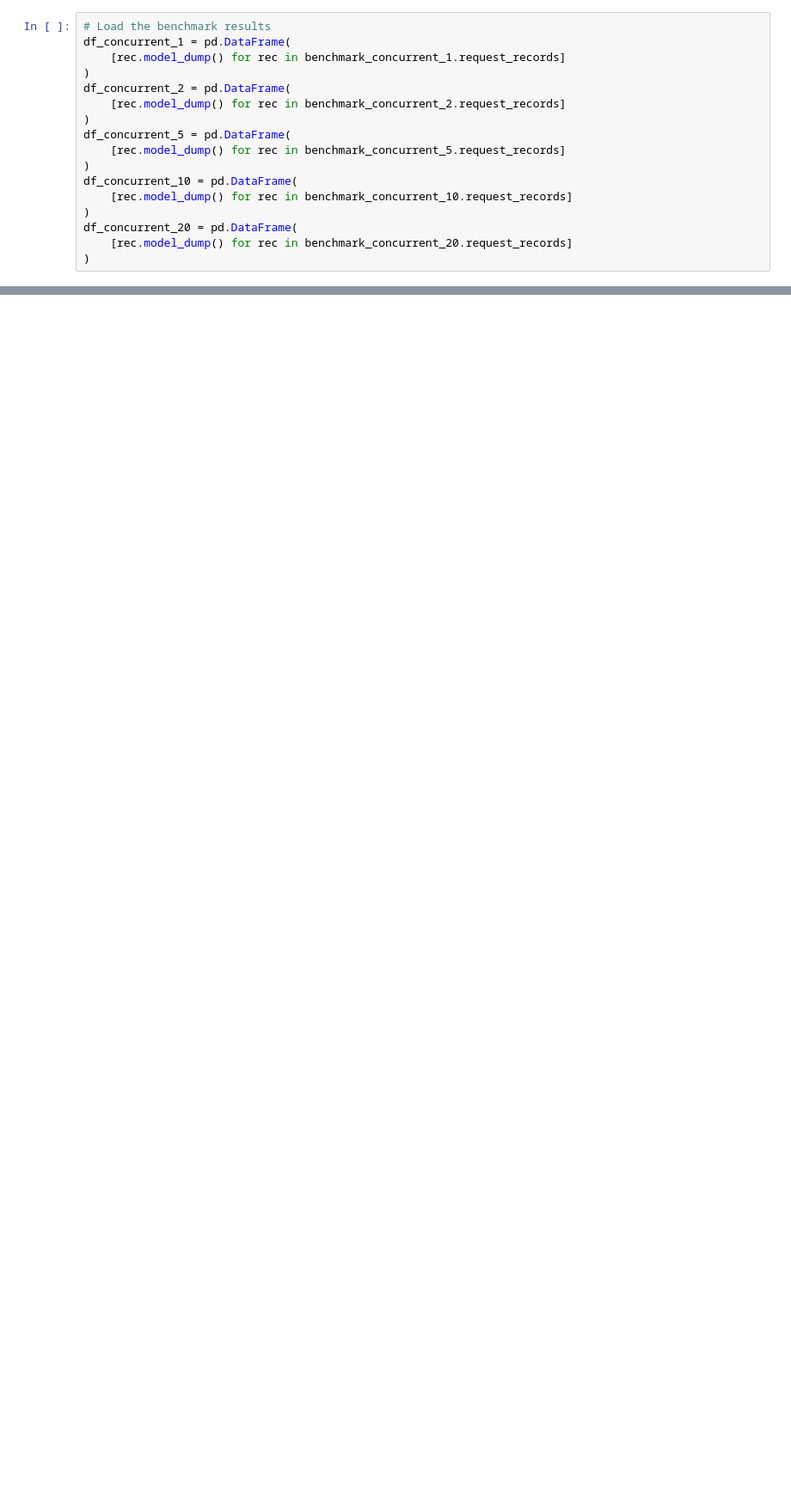
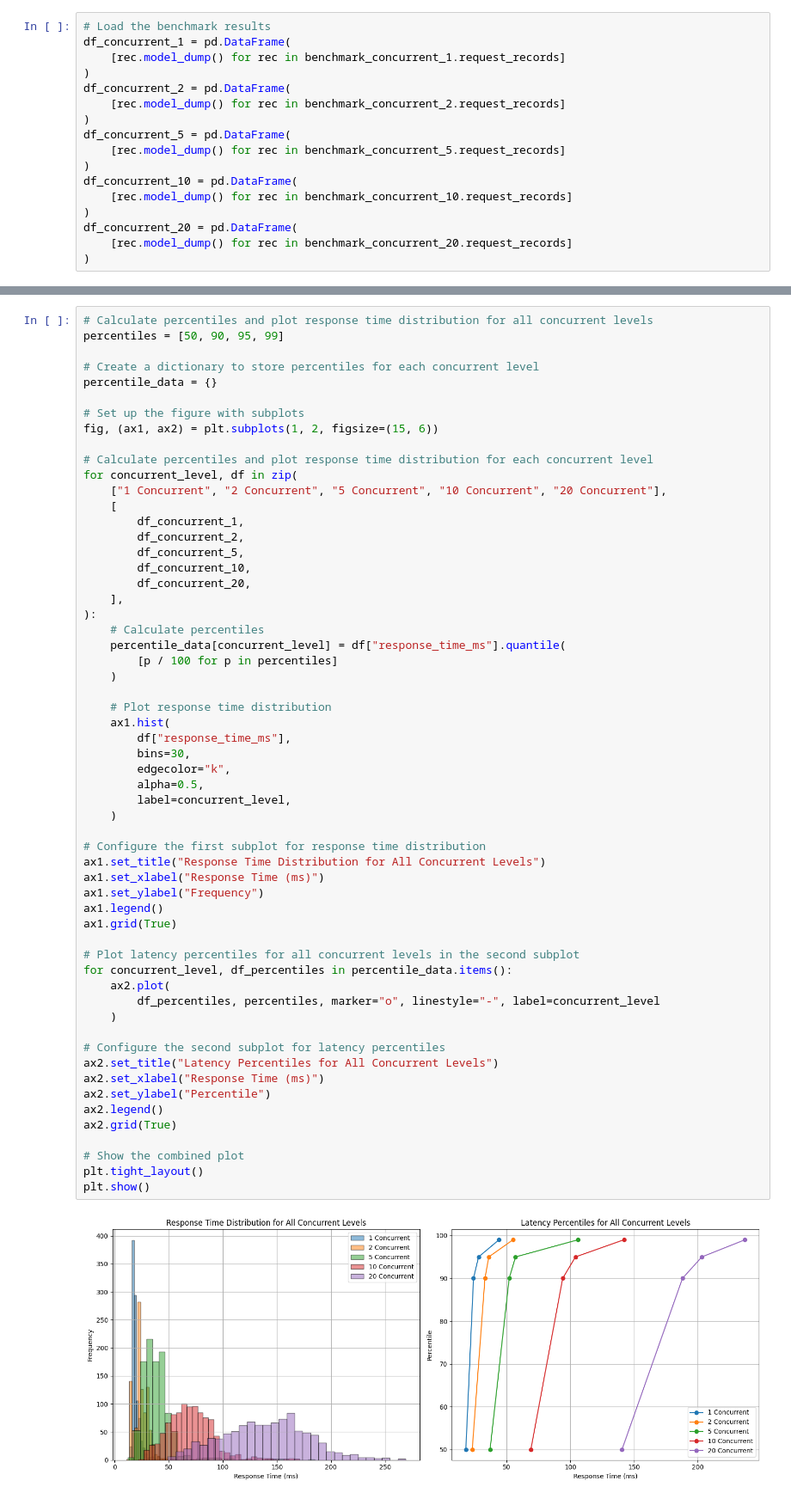
Before and after one commit to allen2c/dvs, a Jupyter notebook: scripts/run_benchmark.ipynb, the cells around one changed output, grey strips where cells are left out. Shown at 86% size. Drawn from its saved outputs; the diff is of its cells as text; blank space fills up the shorter version.

```diff
--- a/scripts/run_benchmark.ipynb
+++ b/scripts/run_benchmark.ipynb
@@ -302,0 +226,60 @@ plt.show()
+# %%
+# Calculate percentiles and plot response time distribution for all concurrent levels
+percentiles = [50, 90, 95, 99]
+
+# Create a dictionary to store percentiles for each concurrent level
+percentile_data = {}
+
+# Set up the figure with subplots
+fig, (ax1, ax2) = plt.subplots(1, 2, figsize=(15, 6))
+
+# Calculate percentiles and plot response time distribution for each concurrent level
+for concurrent_level, df in zip(
+    ["1 Concurrent", "2 Concurrent", "5 Concurrent", "10 Concurrent", "20 Concurrent"],
+    [
+        df_concurrent_1,
+        df_concurrent_2,
+        df_concurrent_5,
+        df_concurrent_10,
+        df_concurrent_20,
+    ],
+):
+    # Calculate percentiles
+    percentile_data[concurrent_level] = df["response_time_ms"].quantile(
+        [p / 100 for p in percentiles]
+    )
+
+    # Plot response time distribution
+    ax1.hist(
+        df["response_time_ms"],
+        bins=30,
+        edgecolor="k",
+        alpha=0.5,
+        label=concurrent_level,
+    )
+
+# Configure the first subplot for response time distribution
+ax1.set_title("Response Time Distribution for All Concurrent Levels")
+ax1.set_xlabel("Response Time (ms)")
+ax1.set_ylabel("Frequency")
+ax1.legend()
+ax1.grid(True)
+
+# Plot latency percentiles for all concurrent levels in the second subplot
+for concurrent_level, df_percentiles in percentile_data.items():
+    ax2.plot(
+        df_percentiles, percentiles, marker="o", linestyle="-", label=concurrent_level
+    )
+
+# Configure the second subplot for latency percentiles
+ax2.set_title("Latency Percentiles for All Concurrent Levels")
+ax2.set_xlabel("Response Time (ms)")
+ax2.set_ylabel("Percentile")
+ax2.legend()
+ax2.grid(True)
+
+# Show the combined plot
+plt.tight_layout()
+plt.show()
+# %% [output]
+[figure, added]
```
Also changed, not shown: parts of 6 cells of this notebook.
